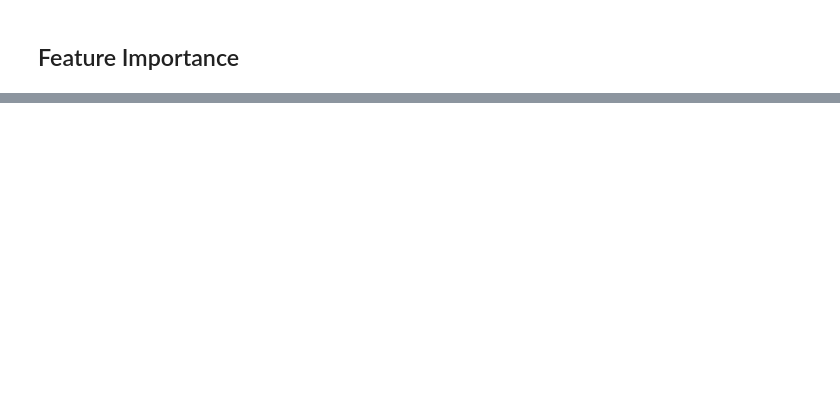
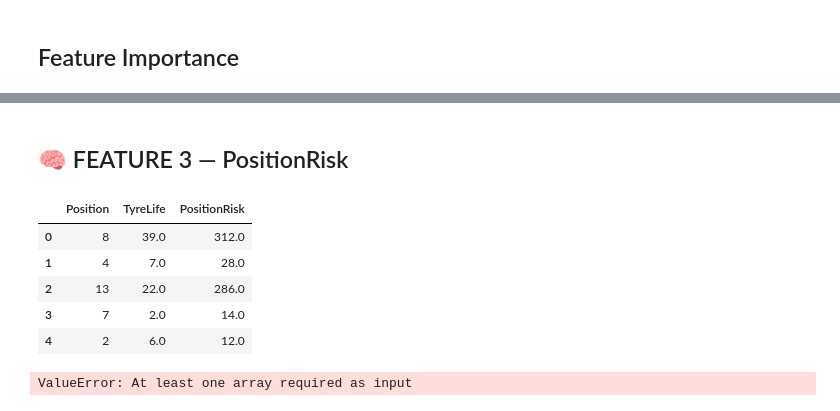
Before and after one commit to Strange-Philip/f1-pitstop-prediction, a Jupyter notebook: notebooks/01_baseline_eda.ipynb, the cells around one changed output, grey strips where cells are left out. Cells and saved outputs as stored; diff of their text form; code cells hidden in the pictures; blank space fills up the shorter version.

```diff
--- a/notebooks/01_baseline_eda.ipynb
+++ b/notebooks/01_baseline_eda.ipynb
@@ -102,0 +233,32 @@ submission.to_csv("submission.csv", index=False)
+# %% [markdown]
+## 🧠 FEATURE 3 — PositionRisk
+# %%
+# PositionRisk feature
+# Combines track position with tyre age
+
+train["PositionRisk"] = (
+    train["Position"] *
+    train["TyreLife"]
+)
+
+test["PositionRisk"] = (
+    test["Position"] *
+    test["TyreLife"]
+)
+
+# Preview new feature
+train[["Position", "TyreLife", "PositionRisk"]].head()
+# %% [output]
+|  | Position | TyreLife | PositionRisk |
+| 0 | 8 | 39.0 | 312.0 |
+| 1 | 4 | 7.0 | 28.0 |
+| 2 | 13 | 22.0 | 286.0 |
+| 3 | 7 | 2.0 | 14.0 |
+| 4 | 2 | 6.0 | 12.0 |
+# %%
+X = train.drop(columns=["PitNextLap", "id", "Year"])
+
+model.fit()
+roc_auc_score()
+# %% [output]
+ValueError: At least one array required as input
```
Also changed, not shown: parts of 12 cells of this notebook, 1 other file.
